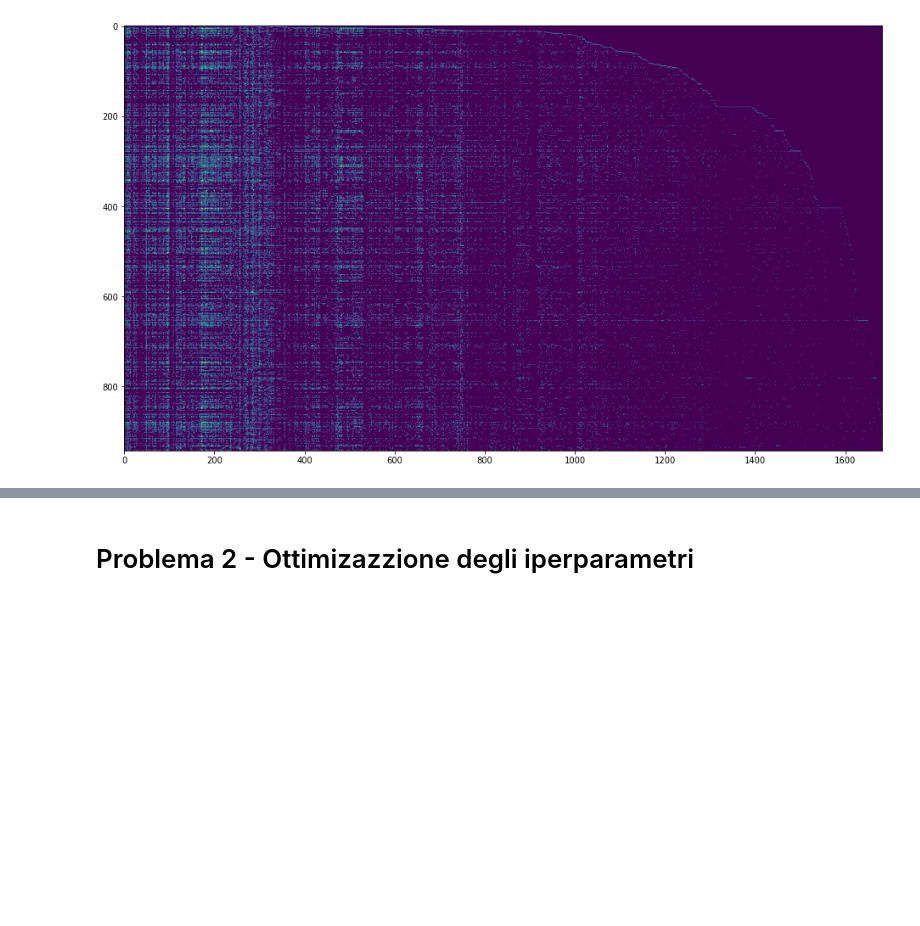
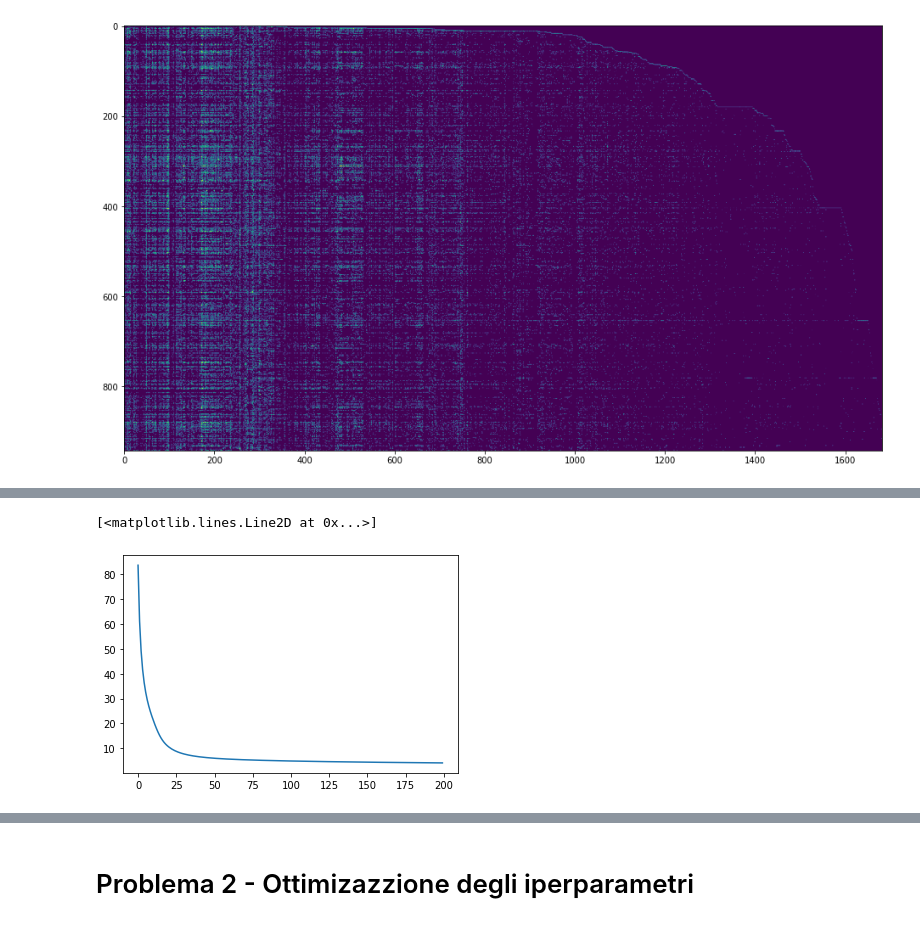
Before and after one commit to erodola/NumMeth-s2-2022, a Jupyter notebook: esercizi/ex9/ex9.ipynb, the cells around one changed output, grey strips where cells are left out. Cells and saved outputs as stored; diff of their text form; code cells hidden in the pictures; blank space fills up the shorter version.

```diff
--- a/esercizi/ex9/ex9.ipynb
+++ b/esercizi/ex9/ex9.ipynb
@@ -216,31 +367,34 @@ get_nn(V_res[88], V_res, movies, k=5, cosine=True)
 # %%
 def loss_recommend_reg(U, V, A, lbd_reg = 0.1, lbd_gravity = 1.0):
 
     # regolarizzatore L2 come visto nella lezione 4
     def tikhonov(U, V):
-        return ...
+        return 1/U.shape[0] * jnp.sum(U*U) + 1/V.shape[0] * jnp.sum(V*V)
 
     # regolarizzatore gravity
     def gravity(U, V):
-        return ...
+        return 1/(U.shape[0]*V.shape[0])*jnp.sum((U.T@U) * (V.T@V))
 
     return (1/A.data.shape[0]*jnp.linalg.norm(((U[A.row]*V[A.col]).sum(axis=-1)) - A.data)**2 +
             lbd_reg * tikhonov(U, V) +
             lbd_gravity * gravity(U, V))
 
 d = 32
 U = jnp.array(np.random.randn(n, d))
 V = jnp.array(np.random.randn(m, d))
 grad_recommend_reg = jax.grad(loss_recommend_reg, argnums=[0, 1])
 
 
 xs, losses = gradient_descent(grad_fn=partial(grad_recommend_reg, A=A),
                               loss_fn=partial(loss_recommend_reg, A=A),
                               alphas=[20.] * 200,
                               init=[U, V])
 U_res = xs[-1][0]
 V_res = xs[-1][1]
 plt.plot(losses)
+# %% [output]
+[<matplotlib.lines.Line2D at 0x...>]
+[figure, added]
 # %%
 %matplotlib inline
 plt.figure(figsize=(16, 32))
```
Also changed, not shown: parts of 45 cells of this notebook.
